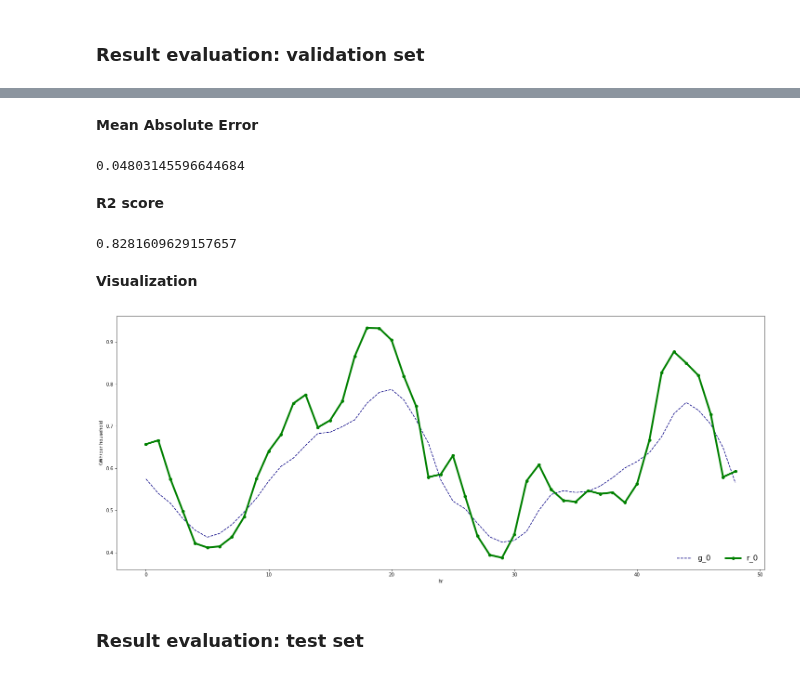
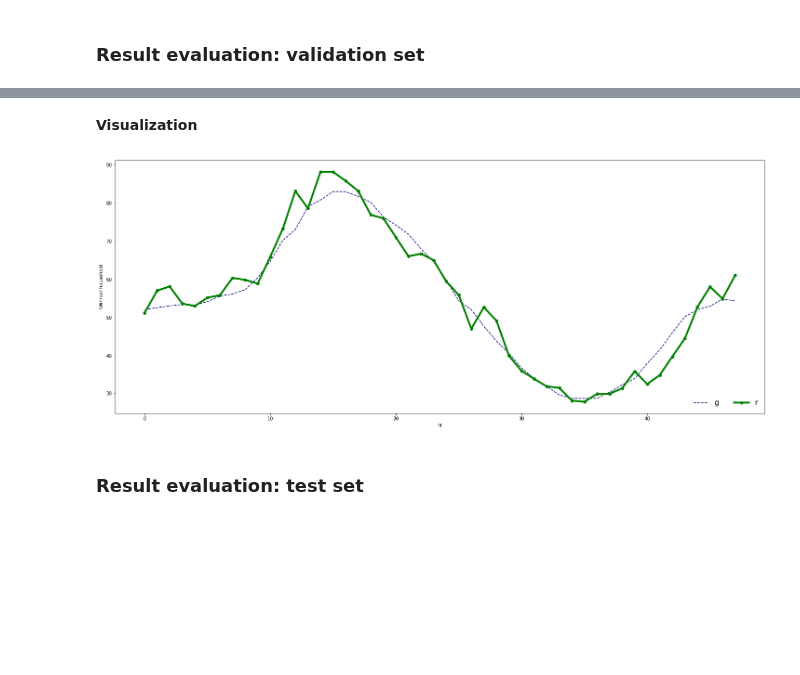
Before and after one commit to charlesfu4/MT, a Jupyter notebook: manual/hourly_forecast.ipynb, the cells around one changed output, grey strips where cells are left out. Cells and saved outputs as stored; diff of their text form; code cells hidden in the pictures; blank space fills up the shorter version.

```diff
--- a/manual/hourly_forecast.ipynb
+++ b/manual/hourly_forecast.ipynb
@@ -146,11 +253,14 @@ ahead_w.shape, ahead_e.shape, single_w.shape
+# %%
+ftrain, ttrain = feature_target_construct(train, 48, 48, 48, 3, wd_on = True)
+ftest, ttest = feature_target_construct(test, 48, 48, 48, 3, wd_on = True)
 # %% [markdown]
 ### Scaling
 # %%
 from sklearn.preprocessing import MinMaxScaler
 
 mmscaler = MinMaxScaler() ## will be used later in test set
-mmscaler.fit(ahead_w)
-mt = mmscaler.transform(ahead_w)
+mmscaler.fit(ftrain)
+mt = mmscaler.transform(ftrain)
 # %% [markdown]
 ### Feature Selection
 # %%
@@ -163,7 +273,7 @@ reg = ExtraTreeRegressor(criterion='mse',
                          max_features='auto', max_leaf_nodes=None,
                          min_impurity_decrease=0.0, min_impurity_split=None,
                          random_state=31,
-                         ccp_alpha=0.0).fit(mt, ahead_e)
+                         ccp_alpha=0.0).fit(mt, ttrain)
 model = SelectFromModel(reg, prefit=True)
 cols = model.get_support(indices=True)
 mt_feature = model.transform(mt)
@@ -352,11 +445,10 @@ plt.show()
 from sklearn.ensemble import RandomForestRegressor
 
 X = mt_feature
-y = ahead_e
+y = ttrain
 
 train_X, val_X, train_y, val_y = train_test_split(X, y, train_size = 0.7, test_size = 0.3)
 
-#for i in range(50):
 rfr = RandomForestRegressor(max_depth=15, random_state=1, n_estimators=100)
 rfr.fit(train_X, train_y)
 # %% [output]
@@ -380,37 +474,25 @@ mean_squared_error(val_y, yhat)
-# %% [markdown]
-**Mean Absolute Error**
-# %%
-mean_absolute_error(val_y, yhat)
-# %% [output]
-0.04803145596644684
-# %% [markdown]
-**R2 score**
-# %%
-r2_score(val_y, yhat)
-# %% [output]
-0.8281609629157657
 # %% [markdown]
 **Visualization**
 # %%
 ## assignment
 real = val_y.to_numpy()
 guess = yhat
-real = real[1000:1001,:49]
-guess = guess[1000:1001,:49]
+real = real[:1,:49]
+guess = guess[:1,:49]
 rpdf = plot_df(real, "r")
 gpdf = plot_df(guess, "g")
 
 #plot
 ax = plt.gca()
 gpdf.plot(figsize=(25,10), colormap = 'plasma',style='--',legend = True, ax = ax)
 rpdf.plot(figsize=(25,10), color = 'g',style ='-o',legend = True, ax = ax, lw = 4)
 ax.set_xlabel("hr")
 ax.set_ylabel("KWh/per household")
 ax.legend(frameon=False, loc='lower right', ncol=6, prop={'size': 16})
 
 plt.show()
 # %% [output]
-[figure, old version]
+[figure, new version]
 # %% [markdown]
 ### Result evaluation: test set
 # %% [markdown]
```
Also changed, not shown: parts of 50 cells of this notebook, 1 other file.
